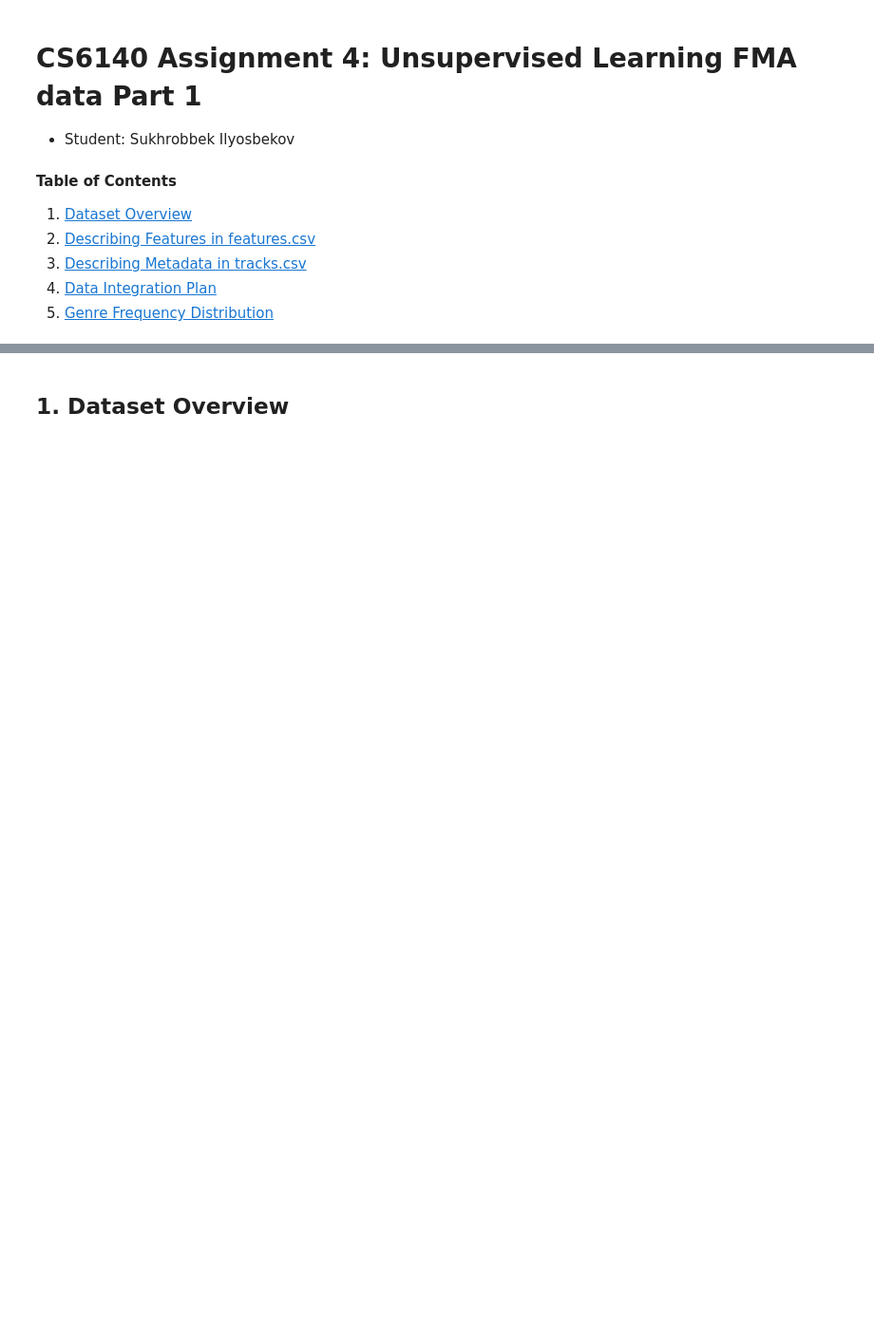
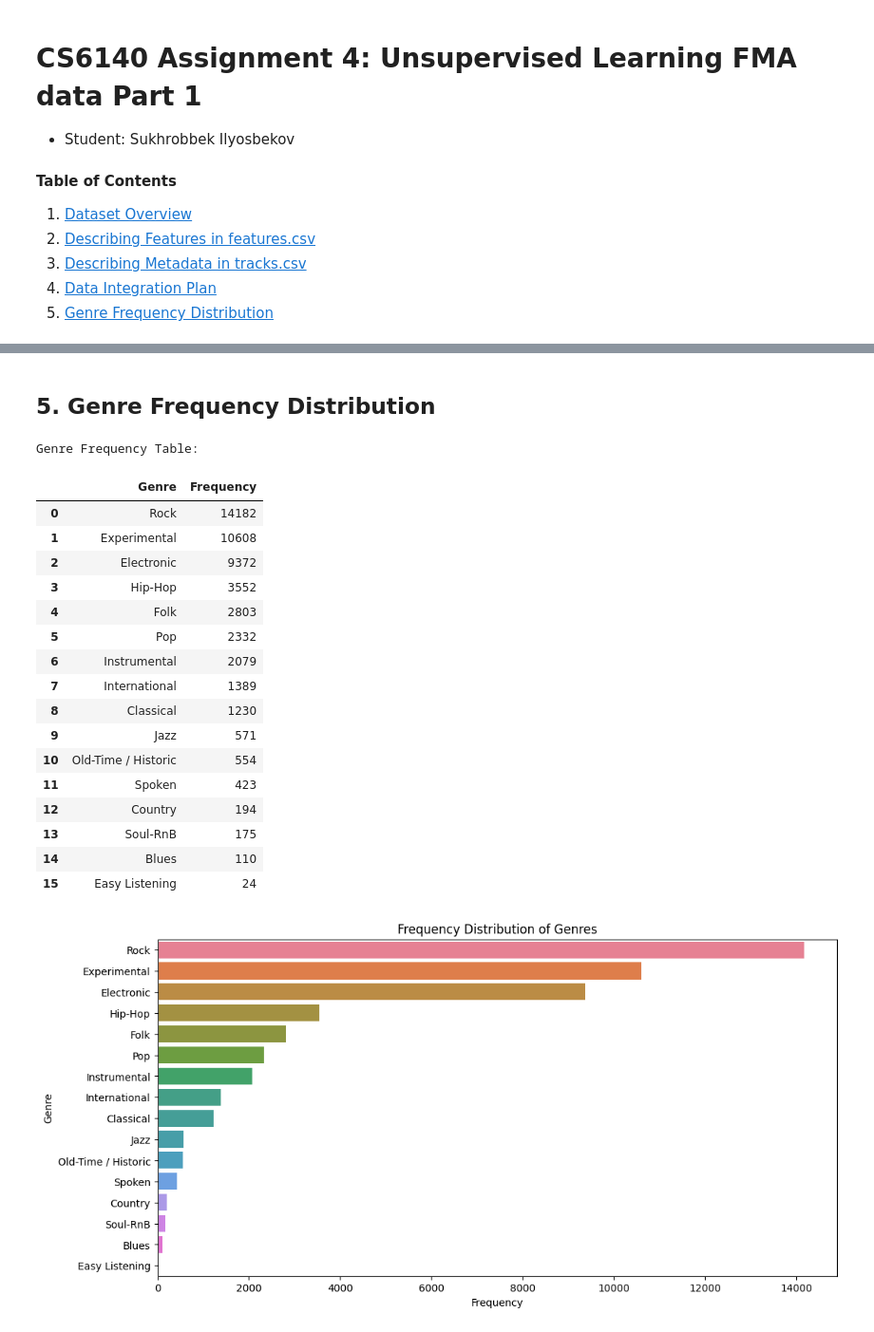
Before and after one commit to suxrobGM/cs6140-assignments, a Jupyter notebook: assignments/src/assignment4/notebook1.ipynb, the cells around one changed output, grey strips where cells are left out. Shown: that part at 95% size. Saved outputs shown, nothing was run; the diff lists cells and outputs as text; code cells hidden in the pictures; blank space fills up the shorter version.

```diff
--- a/assignments/src/assignment4/notebook1.ipynb
+++ b/assignments/src/assignment4/notebook1.ipynb
@@ -46,0 +330,17 @@ def get_data_path(relative_path: str) -> str:
+# %%
+tracks_df = tracks.copy()
+
+# Flatten the multi-row header to create a single-level column index for easier manipulation
+tracks_df.columns = ["_".join(filter(None, col)).strip() for col in tracks_df.columns.values]
+
+# Remove '_Unnamed: 1_level_3', '_Unnamed: 2_level_3' and so on using regex
+tracks_df.columns = tracks_df.columns.str.replace(r"_Unnamed: \d+_level_\d+$", "", regex=True)
+
+# Rename the column Unnamed: 0_level_0_Unnamed: 0_level_1_track_id to track_id
+tracks_df.rename(columns={"Unnamed: 0_level_0_Unnamed: 0_level_1_track_id": "track_id"}, inplace=True)
+
+print("Tracks dataset info:")
+display(tracks_df.info())
+
+print("First few rows of the tracks dataset:")
+display(tracks_df.head())
@@ -47,2 +408,52 @@ def get_data_path(relative_path: str) -> str:
 # %% [markdown]
-## 1. Dataset Overview <a id="1"></a>
+## 5. Genre Frequency Distribution <a id="5"></a>
+# %%
+# Extract the primary genre column
+genres = tracks_df["track_genre_top"]
+
+# Compute the frequency of each genre
+genre_counts = genres.value_counts()
+
+# Display genre frequency as a table
+genre_table = pd.DataFrame({
+    "Genre": genre_counts.index,
+    "Frequency": genre_counts.values
+})
+
+print("Genre Frequency Table:")
+display(genre_table)
+
+# Plot the frequency distribution as a bar chart
+plt.figure(figsize=(12, 6))
+sns.barplot(x="Frequency", y="Genre", data=genre_table, hue="Genre", legend=False)
+plt.title("Frequency Distribution of Genres")
+plt.xlabel("Frequency")
+plt.ylabel("Genre")
+plt.show()
+
+# Plot the distribution of genres using a pie chart
+plt.figure(figsize=(10, 10))
+plt.pie(genre_counts, labels=genre_counts.index, autopct="%1.1f%%", startangle=140) # type: ignore
+plt.title("Distribution of Genres")
+plt.axis("equal")
+plt.show()
+# %% [output]
+Genre Frequency Table:
+|  | Genre | Frequency |
+| 0 | Rock | 14182 |
+| 1 | Experimental | 10608 |
+| 2 | Electronic | 9372 |
+| 3 | Hip-Hop | 3552 |
+| 4 | Folk | 2803 |
+| 5 | Pop | 2332 |
+| 6 | Instrumental | 2079 |
+| 7 | International | 1389 |
+| 8 | Classical | 1230 |
+| 9 | Jazz | 571 |
+| 10 | Old-Time / Historic | 554 |
+| 11 | Spoken | 423 |
+| 12 | Country | 194 |
+| 13 | Soul-RnB | 175 |
+| 14 | Blues | 110 |
+| 15 | Easy Listening | 24 |
+[figure, added]
```
Also changed, not shown: parts of 18 cells of this notebook.
